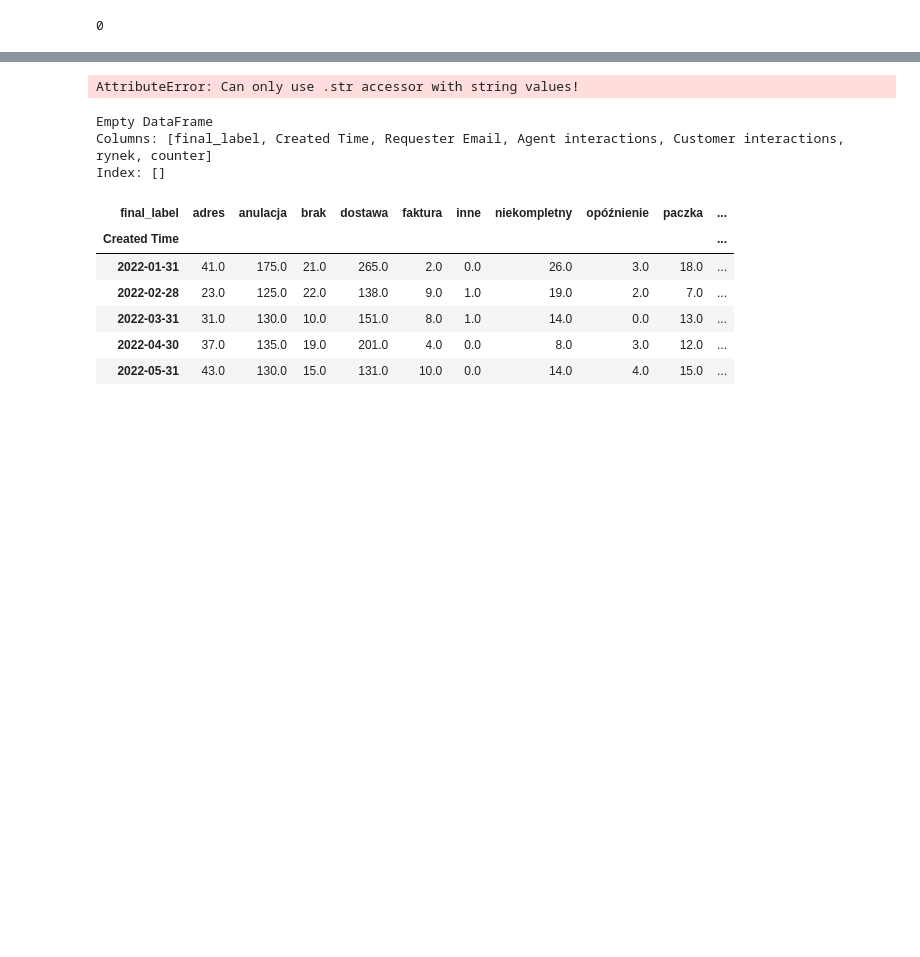
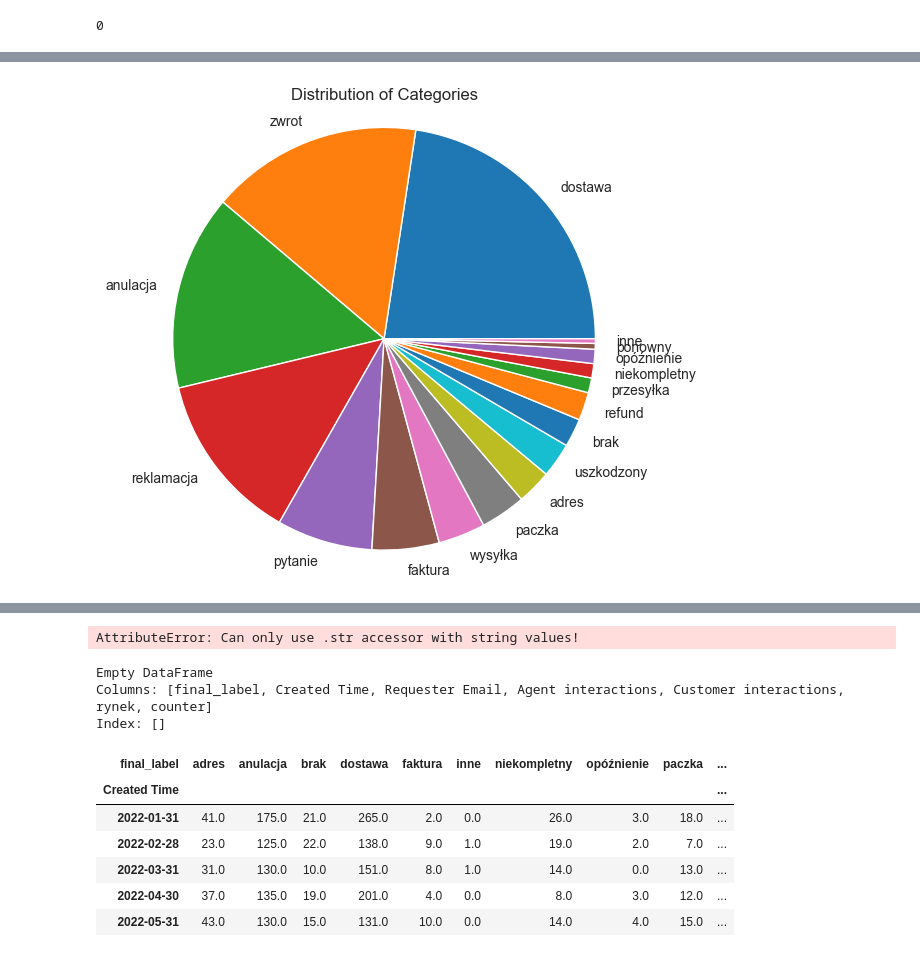
Before and after one commit to arioslock/projects_in_progress, a Jupyter notebook: projekt_koncowy.ipynb, the cells around one changed output, grey strips where cells are left out. Drawn from its saved outputs; the diff is of its cells as text; code cells hidden in the pictures; blank space fills up the shorter version.

```diff
--- a/projekt_koncowy.ipynb
+++ b/projekt_koncowy.ipynb
@@ -278,0 +323,15 @@ sns.color_palette("viridis", as_cmap=True)
+# %%
+data = labels_distribution['label_count'].tolist()
+labels = labels_distribution['labels'].tolist()
+
+plt.figure(figsize=(6, 6))
+
+plt.pie(data, labels=labels)
+
+plt.axis('equal')  # Equal aspect ratio ensures that the pie chart is circular
+plt.title('Distribution of Categories')
+
+# Display the plot
+plt.show()
+# %% [output]
+[figure, added]
```
Also changed, not shown: parts of 6 cells of this notebook, 3 other files.
